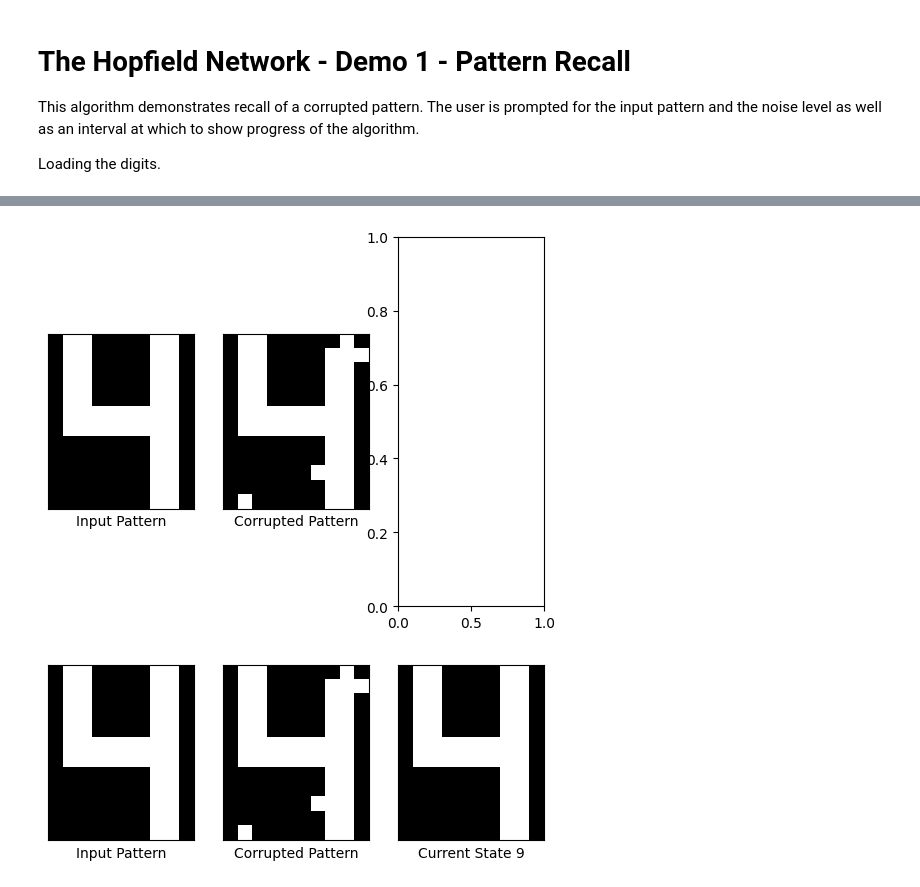
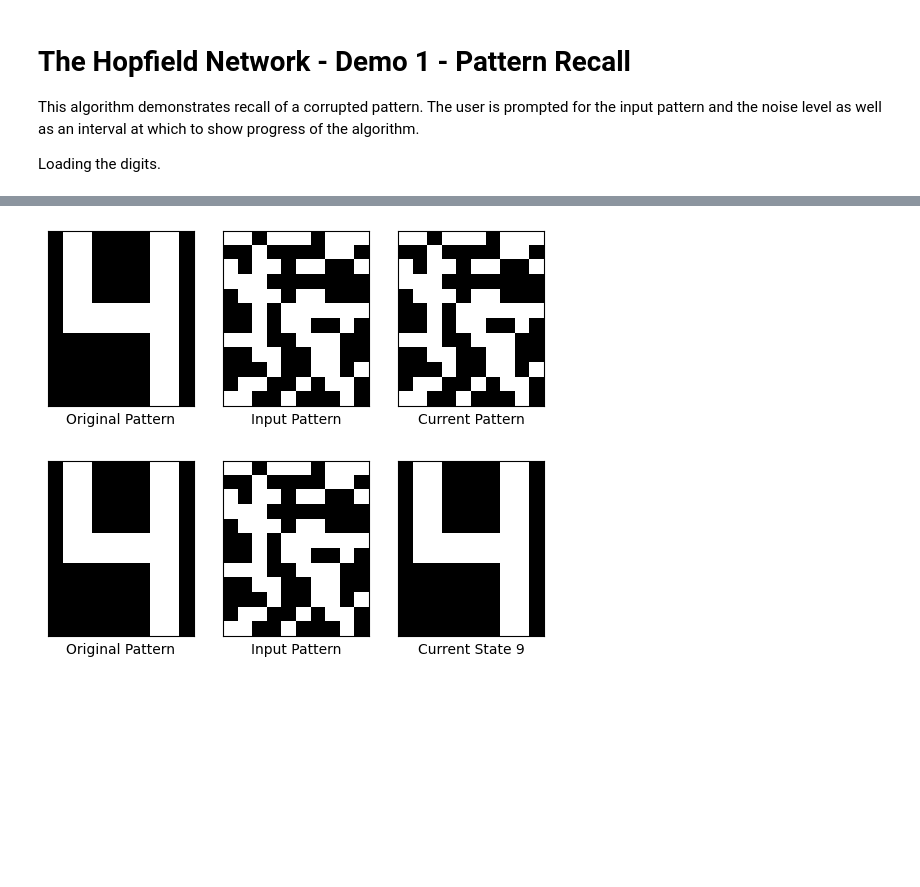
Before and after one commit to valentinagliozzi/NNCourse, a Jupyter notebook: hop_demoB.ipynb, the cells around one changed output, grey strips where cells are left out. Cells and saved outputs as stored; diff of their text form; code cells hidden in the pictures; blank space fills up the shorter version.

```diff
--- a/hop_demoB.ipynb
+++ b/hop_demoB.ipynb
@@ -168,7 +168,7 @@ hop_data.mat        100%[===================>]  15.21K  --.-KB/s    in 0s
 # User options
 
 pat = 5  # pattern to test
-pr = 0.1 # probability of flipping a bit (noise level)
+pr = 0.5 # probability of flipping a bit (noise level)
 
 u = 5  # number of updates per test run
 # %%
@@ -176,12 +176,13 @@ u = 5  # number of updates per test run
 
 test_pat, flip = hop_flip(P[:, pat - 1], pr)
 # %%
+
 fig, ax = pl.subplots(1, 3)
 hop_plotdig(P[:, pat - 1], 10, 12, "Original Pattern", ax=ax[0])
-hop_plotdig(test_pat, 10, 12, "Corrupted Pattern", ax=ax[1])
-hop_plotdig(P[:, pat - 1], 10, 12, "Input Pattern", ax=ax[0])
+hop_plotdig(test_pat, 10, 12, "Input Pattern", ax=ax[1])
+hop_plotdig(test_pat, 10, 12, "Current Pattern", ax=ax[2])
 # %% [output]
-[figure, old version]
+[figure, new version]
 # %%
 # ----------------- Calculate Weight Matrix
 W = hop_stor(P)
@@ -190,8 +190,8 @@ count =0
 from time import sleep
 
 # Execute the Hopfield network for u updates. Run again to perform additional updates
-count= count+1
-for i in range(10):
+
+for i in range(100):
     test_pat = hop_test(W, test_pat, u)
     ax[2].clear()
     hop_plotdig(test_pat, 10, 12, f"Current State {i}", ax=ax[2])
@@ -199,4 +199,4 @@ for i in range(10):
     display.clear_output(wait=True)
     sleep(0.5)
 # %% [output]
-[figure, old version]
+[figure, new version]
```
Also changed, not shown: parts of 2 cells of this notebook.
